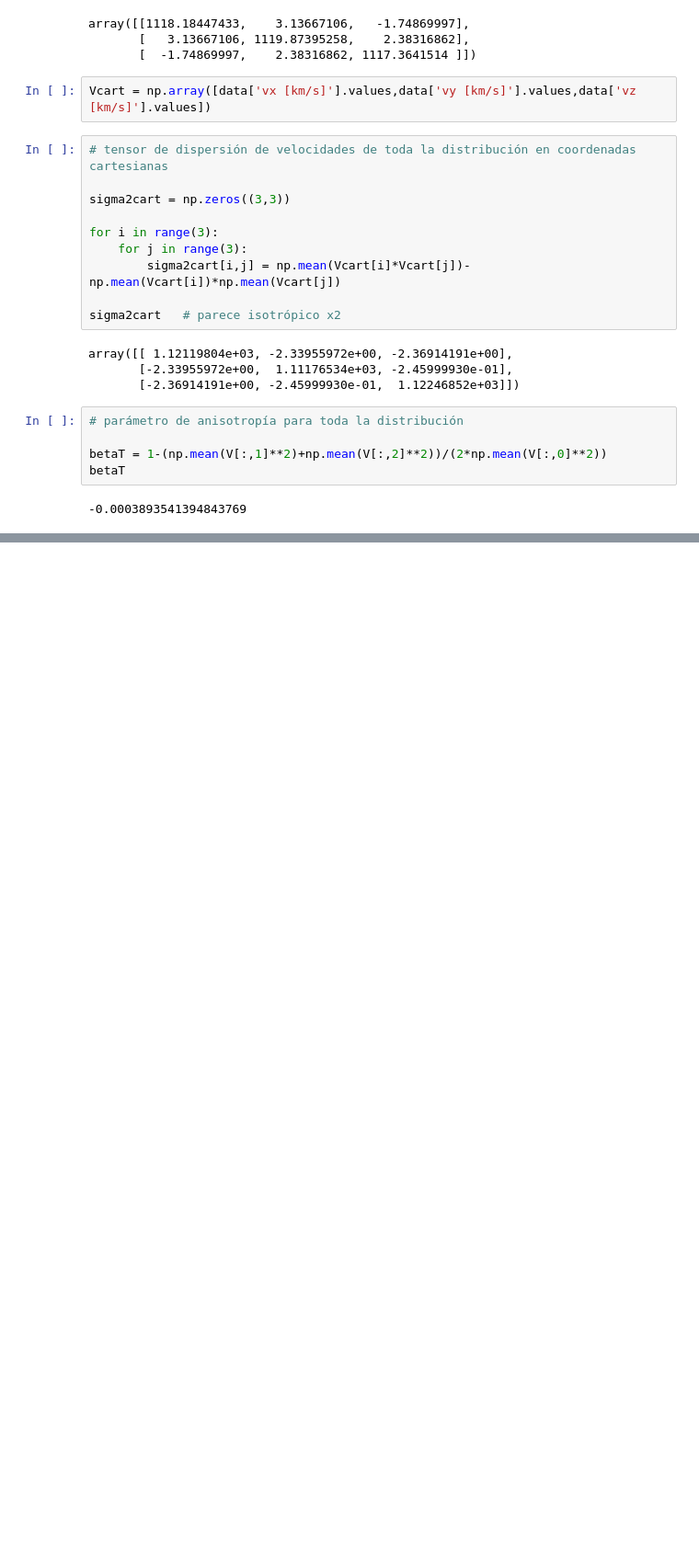
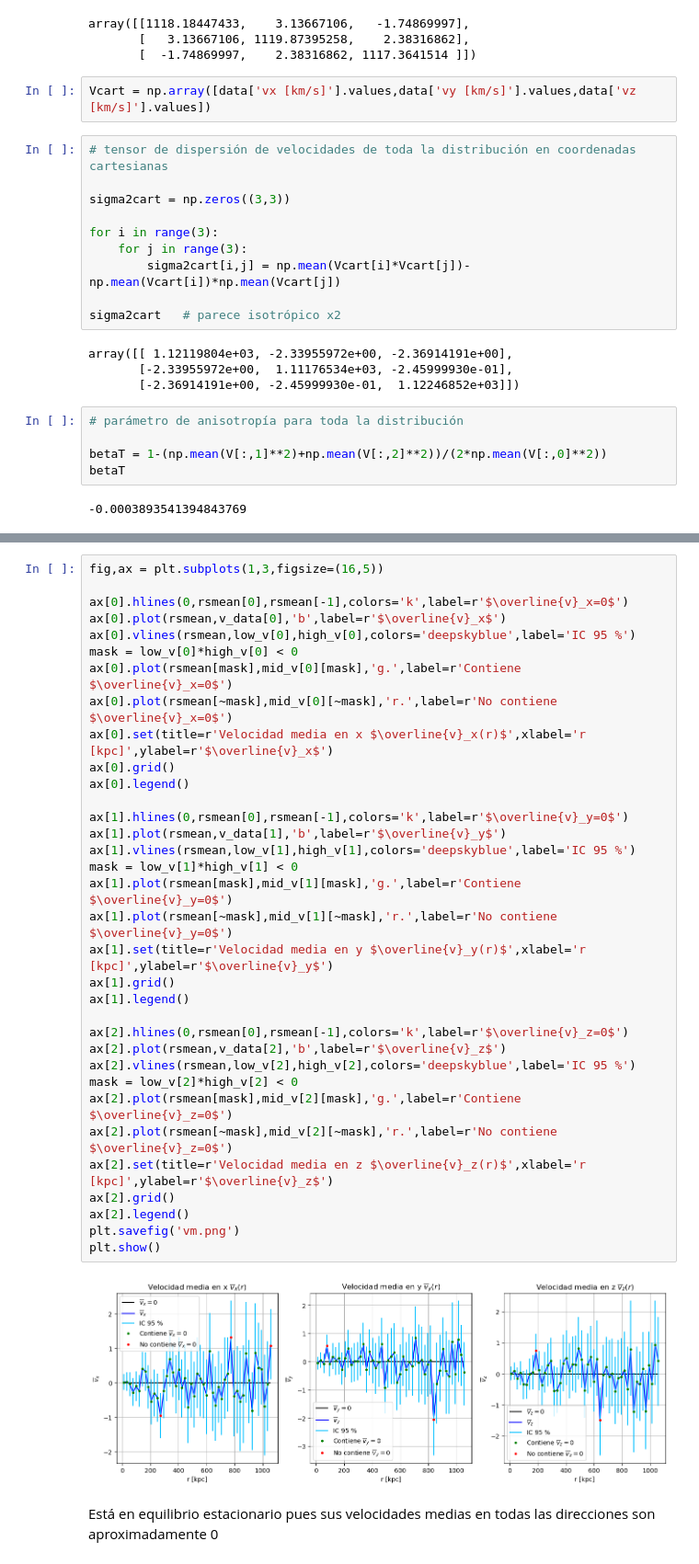
Before and after one commit to SantiagoJulioD/Galaxias, a Jupyter notebook: Parcial practico 3/practica3.ipynb, the cells around one changed output, grey strips where cells are left out. Shown at 92% size. Saved outputs shown, nothing was run; the diff lists cells and outputs as text; blank space fills up the shorter version.

```diff
--- a/Parcial practico 3/practica3.ipynb
+++ b/Parcial practico 3/practica3.ipynb
@@ -175,0 +242,38 @@ Diría que sí es isotrópico, pues dentro de un intervalo de confianza de 95 %
+# %%
+fig,ax = plt.subplots(1,3,figsize=(16,5))
+
+ax[0].hlines(0,rsmean[0],rsmean[-1],colors='k',label=r'$\overline{v}_x=0$')
+ax[0].plot(rsmean,v_data[0],'b',label=r'$\overline{v}_x$')
+ax[0].vlines(rsmean,low_v[0],high_v[0],colors='deepskyblue',label='IC 95 %')
+mask = low_v[0]*high_v[0] < 0
+ax[0].plot(rsmean[mask],mid_v[0][mask],'g.',label=r'Contiene $\overline{v}_x=0$')
+ax[0].plot(rsmean[~mask],mid_v[0][~mask],'r.',label=r'No contiene $\overline{v}_x=0$')
+ax[0].set(title=r'Velocidad media en x $\overline{v}_x(r)$',xlabel='r [kpc]',ylabel=r'$\overline{v}_x$')
+ax[0].grid()
+ax[0].legend()
+
+ax[1].hlines(0,rsmean[0],rsmean[-1],colors='k',label=r'$\overline{v}_y=0$')
+ax[1].plot(rsmean,v_data[1],'b',label=r'$\overline{v}_y$')
+ax[1].vlines(rsmean,low_v[1],high_v[1],colors='deepskyblue',label='IC 95 %')
+mask = low_v[1]*high_v[1] < 0
+ax[1].plot(rsmean[mask],mid_v[1][mask],'g.',label=r'Contiene $\overline{v}_y=0$')
+ax[1].plot(rsmean[~mask],mid_v[1][~mask],'r.',label=r'No contiene $\overline{v}_y=0$')
+ax[1].set(title=r'Velocidad media en y $\overline{v}_y(r)$',xlabel='r [kpc]',ylabel=r'$\overline{v}_y$')
+ax[1].grid()
+ax[1].legend()
+
+ax[2].hlines(0,rsmean[0],rsmean[-1],colors='k',label=r'$\overline{v}_z=0$')
+ax[2].plot(rsmean,v_data[2],'b',label=r'$\overline{v}_z$')
+ax[2].vlines(rsmean,low_v[2],high_v[2],colors='deepskyblue',label='IC 95 %')
+mask = low_v[2]*high_v[2] < 0
+ax[2].plot(rsmean[mask],mid_v[2][mask],'g.',label=r'Contiene $\overline{v}_z=0$')
+ax[2].plot(rsmean[~mask],mid_v[2][~mask],'r.',label=r'No contiene $\overline{v}_z=0$')
+ax[2].set(title=r'Velocidad media en z $\overline{v}_z(r)$',xlabel='r [kpc]',ylabel=r'$\overline{v}_z$')
+ax[2].grid()
+ax[2].legend()
+plt.savefig('vm.png')
+plt.show()
+# %% [output]
+[figure, added]
+# %% [markdown]
+Está en equilibrio estacionario pues sus velocidades medias en todas las direcciones son aproximadamente 0
```
Also changed, not shown: parts of 8 cells of this notebook, 3 other files.
